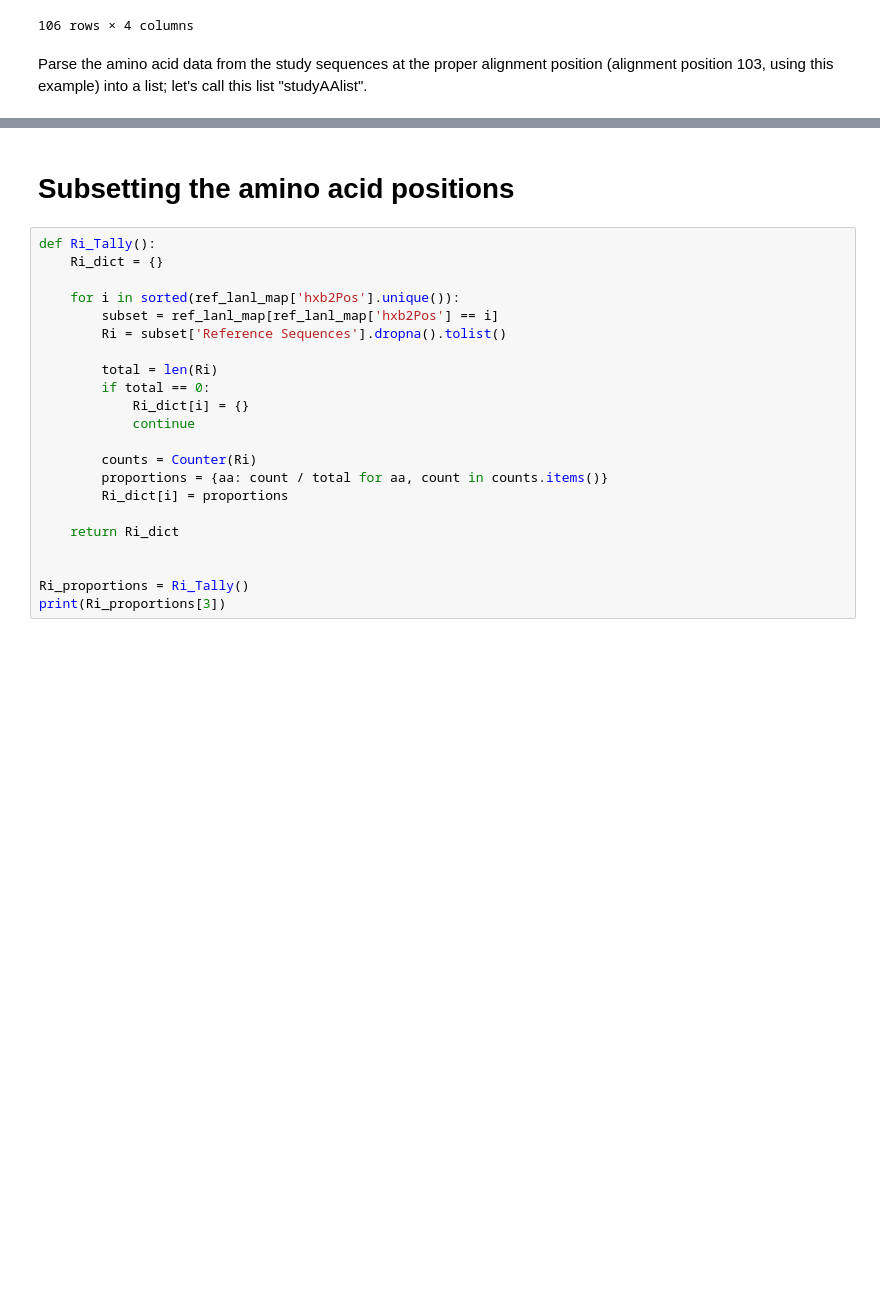
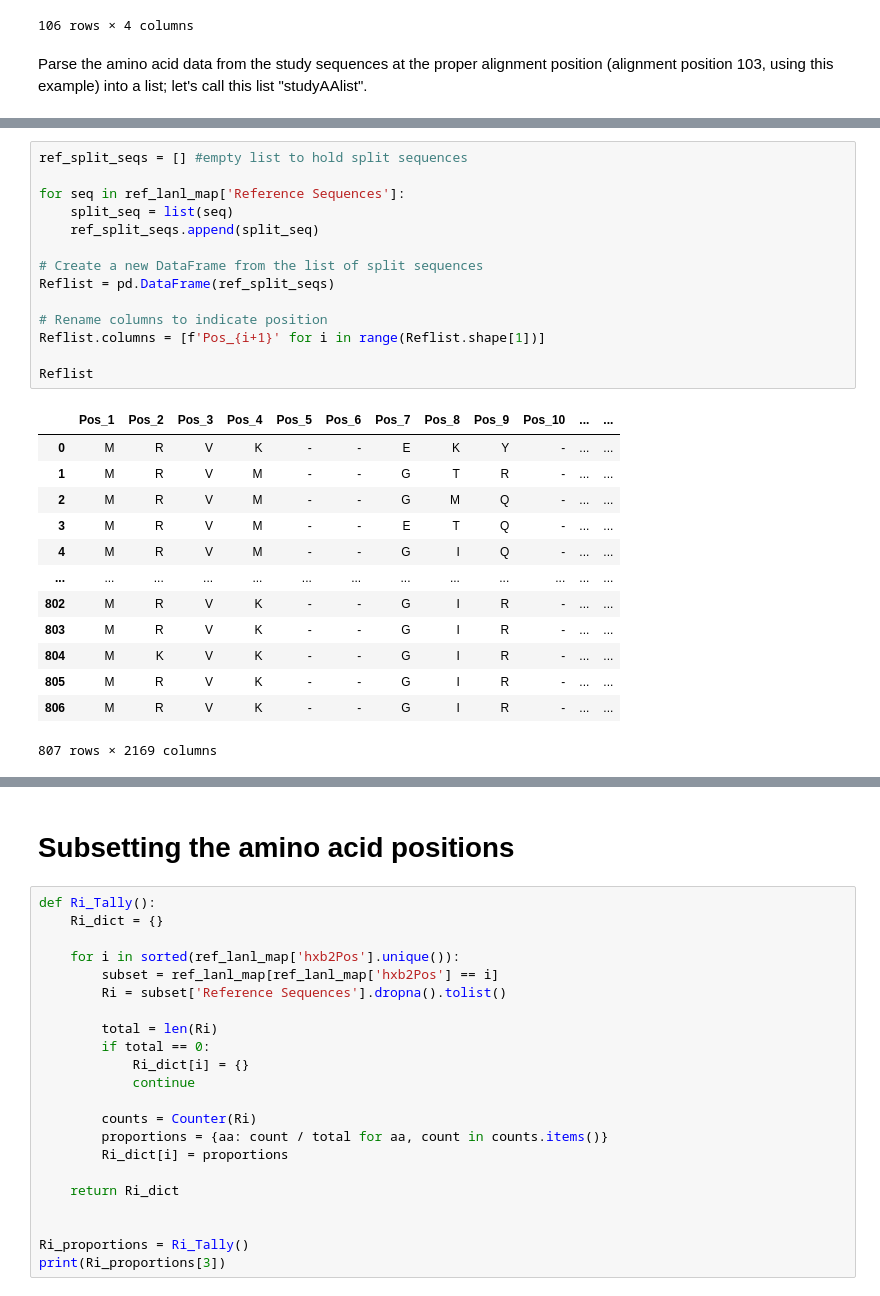
Before and after one commit to MarthinMandig/Fred_Hutch_HIV_Dump_Code, a Jupyter notebook: Fred_Hutch_RV144.ipynb, the cells around one changed output, grey strips where cells are left out. Drawn from its saved outputs; the diff is of its cells as text; blank space fills up the shorter version.

```diff
--- a/Fred_Hutch_RV144.ipynb
+++ b/Fred_Hutch_RV144.ipynb
@@ -680,0 +685,28 @@ AAlist
+# %%
+ref_split_seqs = [] #empty list to hold split sequences
+
+for seq in ref_lanl_map['Reference Sequences']:
+    split_seq = list(seq)
+    ref_split_seqs.append(split_seq)
+
+# Create a new DataFrame from the list of split sequences
+Reflist = pd.DataFrame(ref_split_seqs)
+
+# Rename columns to indicate position
+Reflist.columns = [f'Pos_{i+1}' for i in range(Reflist.shape[1])]
+
+Reflist
+# %% [output]
+|  | Pos_1 | Pos_2 | Pos_3 | Pos_4 | Pos_5 | Pos_6 | Pos_7 | Pos_8 | Pos_9 | Pos_10 | ... | ... |
+| 0 | M | R | V | K | - | - | E | K | Y | - | ... | ... |
+| 1 | M | R | V | M | - | - | G | T | R | - | ... | ... |
+| 2 | M | R | V | M | - | - | G | M | Q | - | ... | ... |
+| 3 | M | R | V | M | - | - | E | T | Q | - | ... | ... |
+| 4 | M | R | V | M | - | - | G | I | Q | - | ... | ... |
+| ... | ... | ... | ... | ... | ... | ... | ... | ... | ... | ... | ... | ... |
+| 802 | M | R | V | K | - | - | G | I | R | - | ... | ... |
+| 803 | M | R | V | K | - | - | G | I | R | - | ... | ... |
+| 804 | M | K | V | K | - | - | G | I | R | - | ... | ... |
+| 805 | M | R | V | K | - | - | G | I | R | - | ... | ... |
+| 806 | M | R | V | K | - | - | G | I | R | - | ... | ... |
+807 rows × 2169 columns
```
Also changed, not shown: parts of 4 cells of this notebook.
